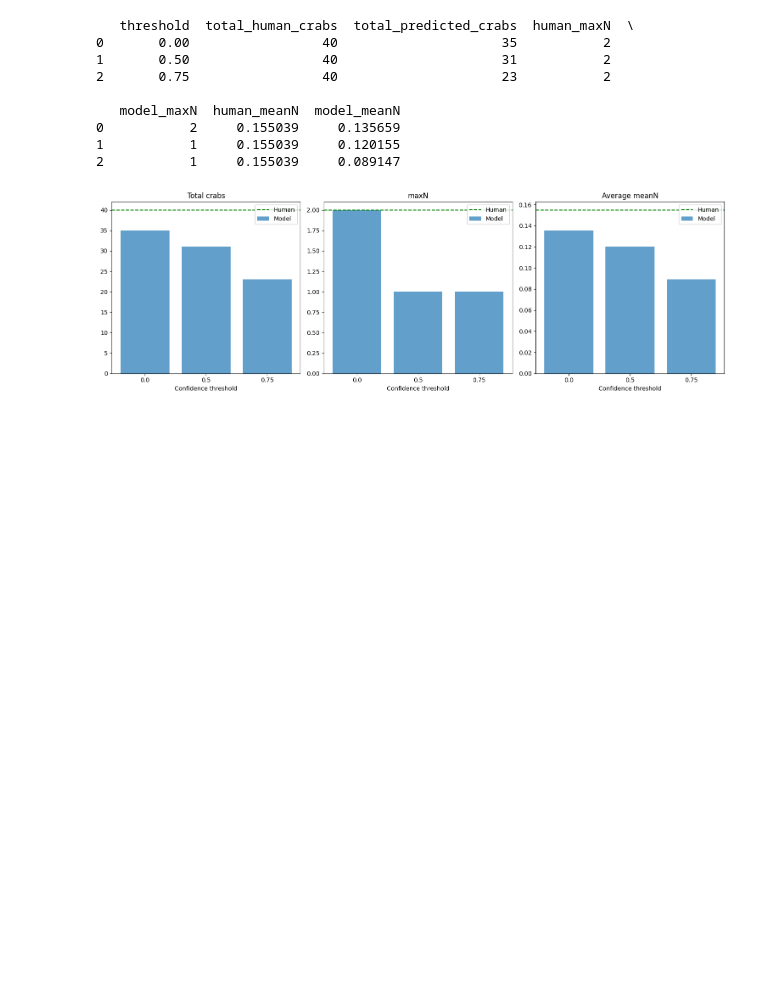
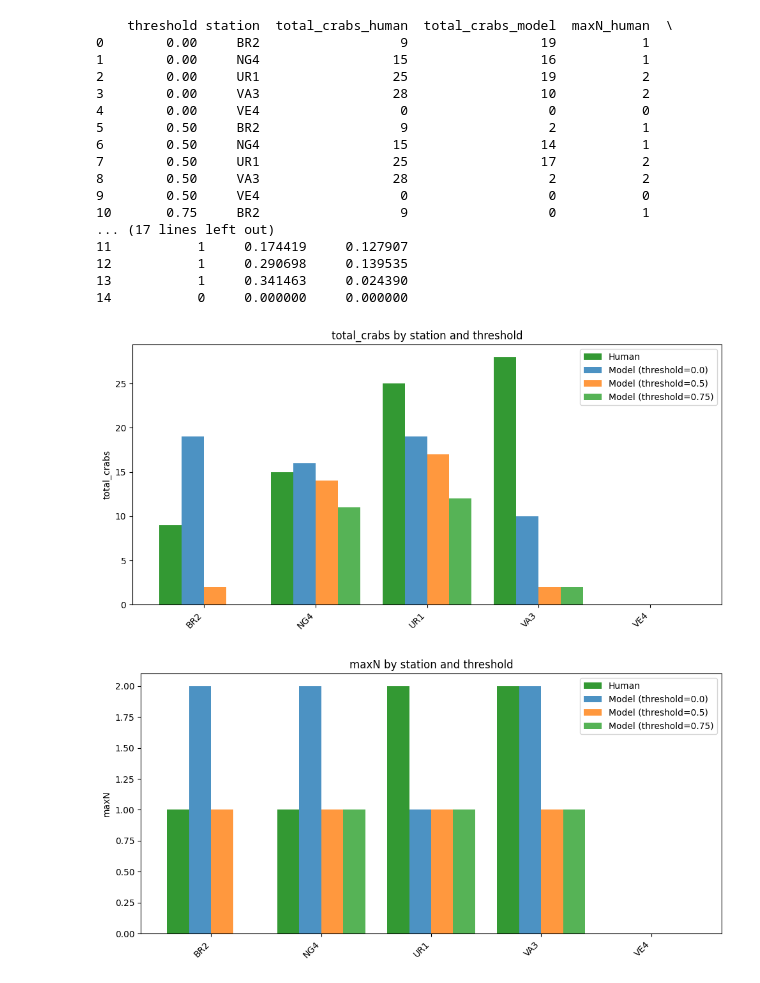
Before and after one commit to ginabroten/crabs-on-camera, a Jupyter notebook: use-a-crab-detector/script/1-get-ready-to-use-a-crab-detector.ipynb, the cells around one changed output. Drawn from its saved outputs; the diff is of its cells as text; code cells hidden in the pictures; blank space fills up the shorter version.

Commit message:
station-logic fixed

```diff
--- a/use-a-crab-detector/script/1-get-ready-to-use-a-crab-detector.ipynb
+++ b/use-a-crab-detector/script/1-get-ready-to-use-a-crab-detector.ipynb
@@ -286,21 +295,38 @@ def plot_threshold_comparison(summary_df: pd.DataFrame, output_path: Path) -> No
 # %%
-# Chunk 7 - run it and save CSV to use in R
+# Chunk 6 - run it and save CSV to use in R
 
-df_human = process_human_annotations(CONFIG["HUMAN_ANNOTATIONS"])
-per_threshold_df, summary_df = compare_to_human(df_human, CONFIG["HUMAN_ANNOTATIONS"], CONFIG["MODEL_PREDICTIONS"], CONFIG["THRESHOLDS"])
+df_human, total_human_crabs = process_human_annotations(CONFIG["HUMAN_ANNOTATIONS"])
 
-summary_df.to_csv(CONFIG["OUTPUT_DIR"] / "threshold_summary.csv", index=False)
-print(summary_df)
+comparison_rows = []
+for threshold in CONFIG["THRESHOLDS"]:
+    df_pred, _ = process_predictions_with_threshold(CONFIG["HUMAN_ANNOTATIONS"], CONFIG["MODEL_PREDICTIONS"], threshold)
+    comparison = df_human.merge(df_pred, on="station", suffixes=("_human", "_model"))
+    comparison["threshold"] = threshold
+    comparison_rows.append(comparison[["threshold", "station", "total_crabs_human", "total_crabs_model", "maxN_human", "maxN_model", "meanN_human", "meanN_model"]])
 
-plot_threshold_comparison(summary_df, CONFIG["OUTPUT_DIR"] / "threshold_comparison.png")
+comparison_df = pd.concat(comparison_rows, ignore_index=True)
+comparison_df.to_csv(CONFIG["OUTPUT_DIR"] / "threshold_summary.csv", index=False)
+print(comparison_df)
+
+for metric in ["total_crabs", "maxN", "meanN"]:
+    plot_station_comparison(comparison_df, metric, CONFIG["THRESHOLDS"], CONFIG["OUTPUT_DIR"] / f"{metric}_by_station.png")
 # %% [output]
-   threshold  total_human_crabs  total_predicted_crabs  human_maxN  \
-0       0.00                 40                     35           2
-1       0.50                 40                     31           2
-2       0.75                 40                     23           2
-
-   model_maxN  human_meanN  model_meanN
-0           2     0.155039     0.135659
-1           1     0.155039     0.120155
-2           1     0.155039     0.089147
+    threshold station  total_crabs_human  total_crabs_model  maxN_human  \
+0        0.00     BR2                  9                 19           1
+1        0.00     NG4                 15                 16           1
+2        0.00     UR1                 25                 19           2
+3        0.00     VA3                 28                 10           2
+4        0.00     VE4                  0                  0           0
+5        0.50     BR2                  9                  2           1
+6        0.50     NG4                 15                 14           1
+7        0.50     UR1                 25                 17           2
+8        0.50     VA3                 28                  2           2
+9        0.50     VE4                  0                  0           0
+10       0.75     BR2                  9                  0           1
+... (17 lines left out)
+11           1     0.174419     0.127907
+12           1     0.290698     0.139535
+13           1     0.341463     0.024390
+14           0     0.000000     0.000000
-[figure, old version]
+[figure, new version]
+[figure, added]
```
Also changed, not shown: parts of 6 cells of this notebook.
